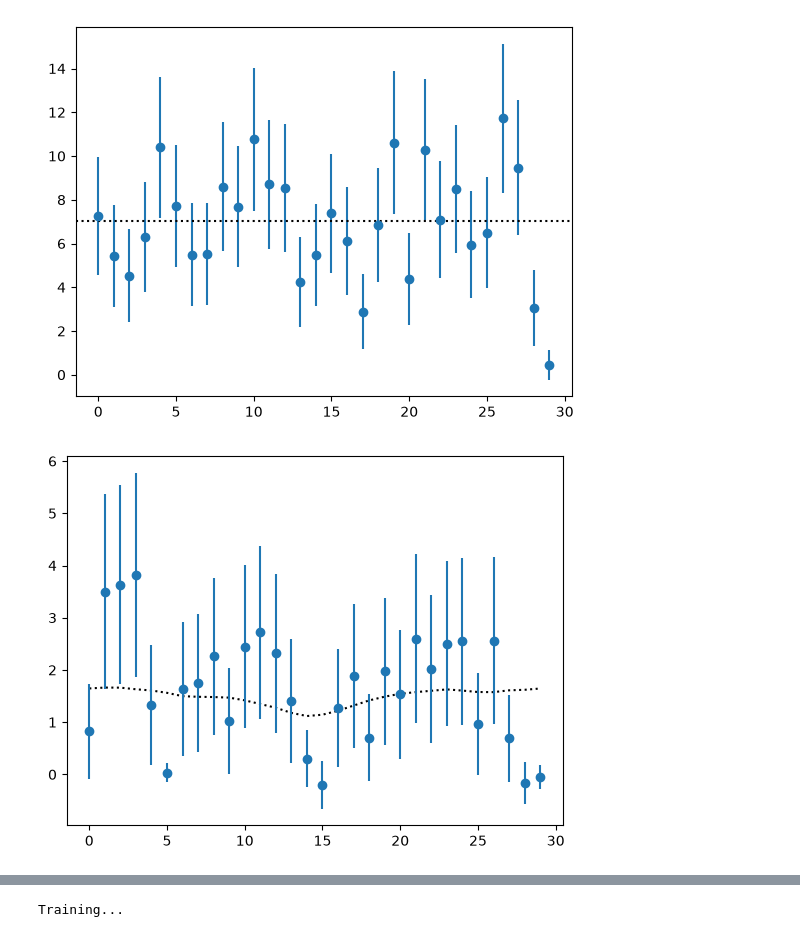
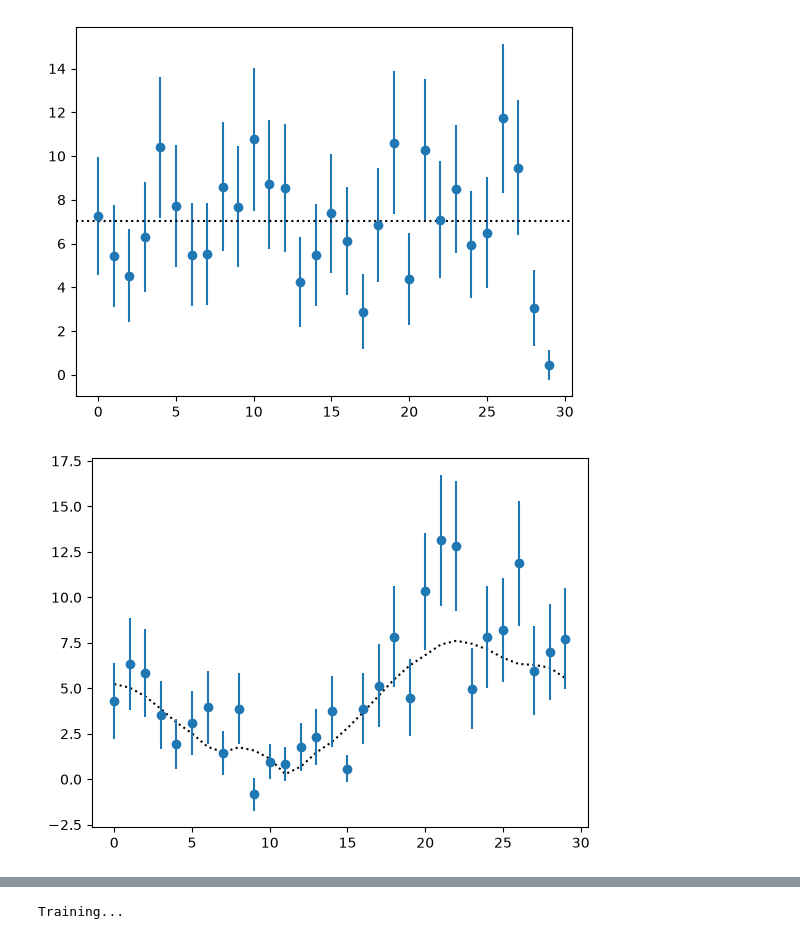
Before and after one commit to JannisNe/minisom, a Jupyter notebook: examples/TimeSeriesWithErrors.py.ipynb, the cells around one changed output, grey strips where cells are left out. Drawn from its saved outputs; the diff is of its cells as text; code cells hidden in the pictures.

```diff
--- a/examples/TimeSeriesWithErrors.py.ipynb
+++ b/examples/TimeSeriesWithErrors.py.ipynb
@@ -27,24 +27,24 @@ plt.show()
 # %%
 # Non-constant time series with red noise
 n_non_constant_timeseries = 1000
 spectrum = np.zeros(n_steps, dtype=np.complex128)
 indices = np.arange(1, n_steps - 1)
 spectrum[indices] = 1 / indices ** 2
 all_spectra = spectrum[np.newaxis, :].repeat(n_non_constant_timeseries, axis=0)
 all_spectra[:, 0] = 1# rng.uniform(low=1000, high=100000, size=n_constant_timeseries)
 phases = np.exp(1j*rng.uniform(0, 2*np.pi, (n_non_constant_timeseries, n_steps)))
 n = phases * all_spectra
-x_true_rednoise = np.abs(np.fft.ifft(n, axis=1)) * 10 + mean_values[:, np.newaxis]
+x_true_rednoise = np.abs(np.fft.ifft(n, axis=1)) * 100
 x_true_rednoise_err = np.sqrt(abs(x_true_rednoise))
 x_rednoise = rng.normal(loc=x_true_rednoise, scale=x_true_rednoise_err)
 x_rednoise_err = np.sqrt(abs(x_rednoise))
 
 i = rng.integers(low=0, high=n_constant_timeseries)
 plt.plot(np.arange(n_steps), x_true_rednoise[i], color="k", ls=":")
 plt.errorbar(np.arange(n_steps), x_rednoise[i], yerr=x_rednoise_err[i], fmt='o')
 plt.show()
 # %% [output]
-[figure, old version]
+[figure, new version]
 # %%
 # Combine the two sets of time series into one dataset
 data = np.concatenate([x_const, x_rednoise], axis=0)
```
Also changed, not shown: parts of 3 cells of this notebook.
